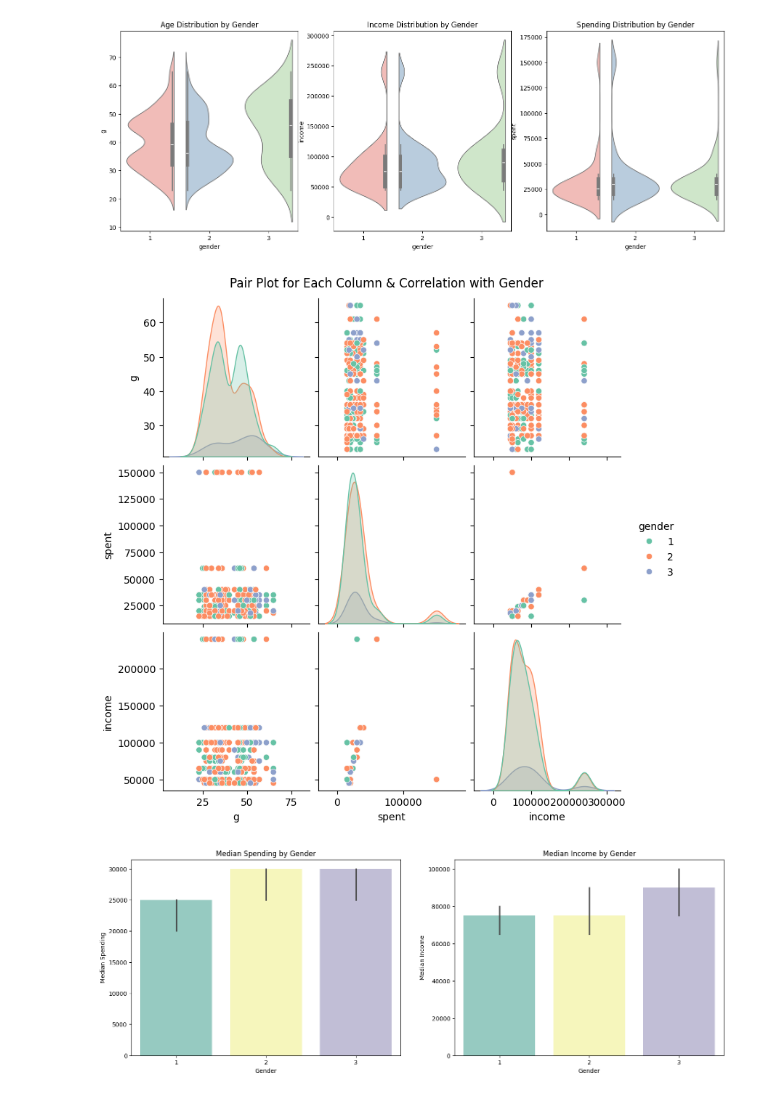
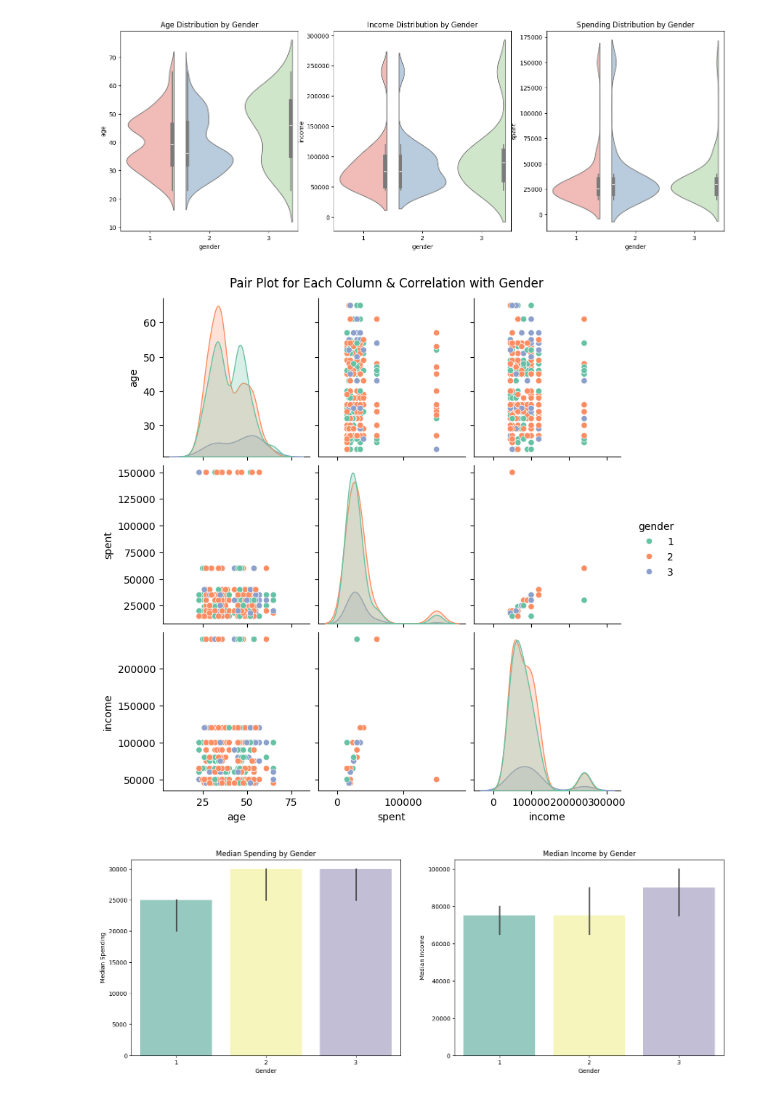
Before and after one commit to pirayan20/Visualization_BE, a Jupyter notebook: Visualization.ipynb, the cells around one changed output. Cells and saved outputs as stored; diff of their text form; code cells hidden in the pictures.

```diff
--- a/Visualization.ipynb
+++ b/Visualization.ipynb
@@ -22,0 +25,5 @@ df
+# %%
+df = pd.read_excel('ViceVirtual_Data.xlsx')
+df = df.rename(columns={'g': 'age'})
+df = df[['age','gender','income', 'spent']]
+df
@@ -123,9 +145,9 @@ plt.show()
 # %% [output]
 [figure]
 # %%
-pair_plot = sns.pairplot(df[['g', 'spent', 'income', 'gender']], hue='gender', palette='Set2')
-pair_plot.fig.suptitle('Pair Plot for Each Column & Correlation with Gender', y=1.02)  # Adjust y for spacing
+pair_plot = sns.pairplot(df[['age', 'spent', 'income', 'gender']], hue='gender', palette='Set2')
+pair_plot.fig.suptitle('Pair Plot for Each Column & Correlation with Gender', y=1.02)
 plt.show()
 # %% [output]
-[figure, old version]
+[figure, new version]
 # %%
```
Also changed, not shown: parts of 12 cells of this notebook.
